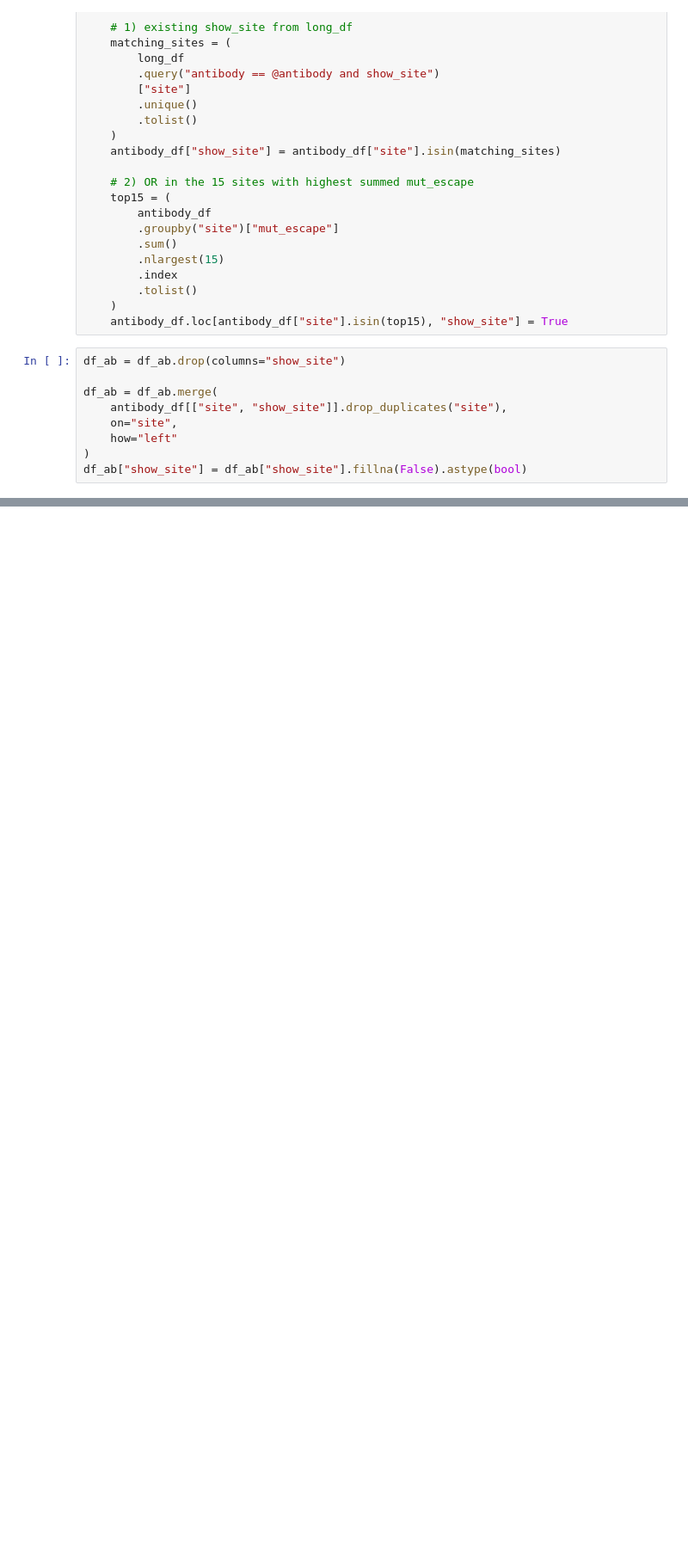
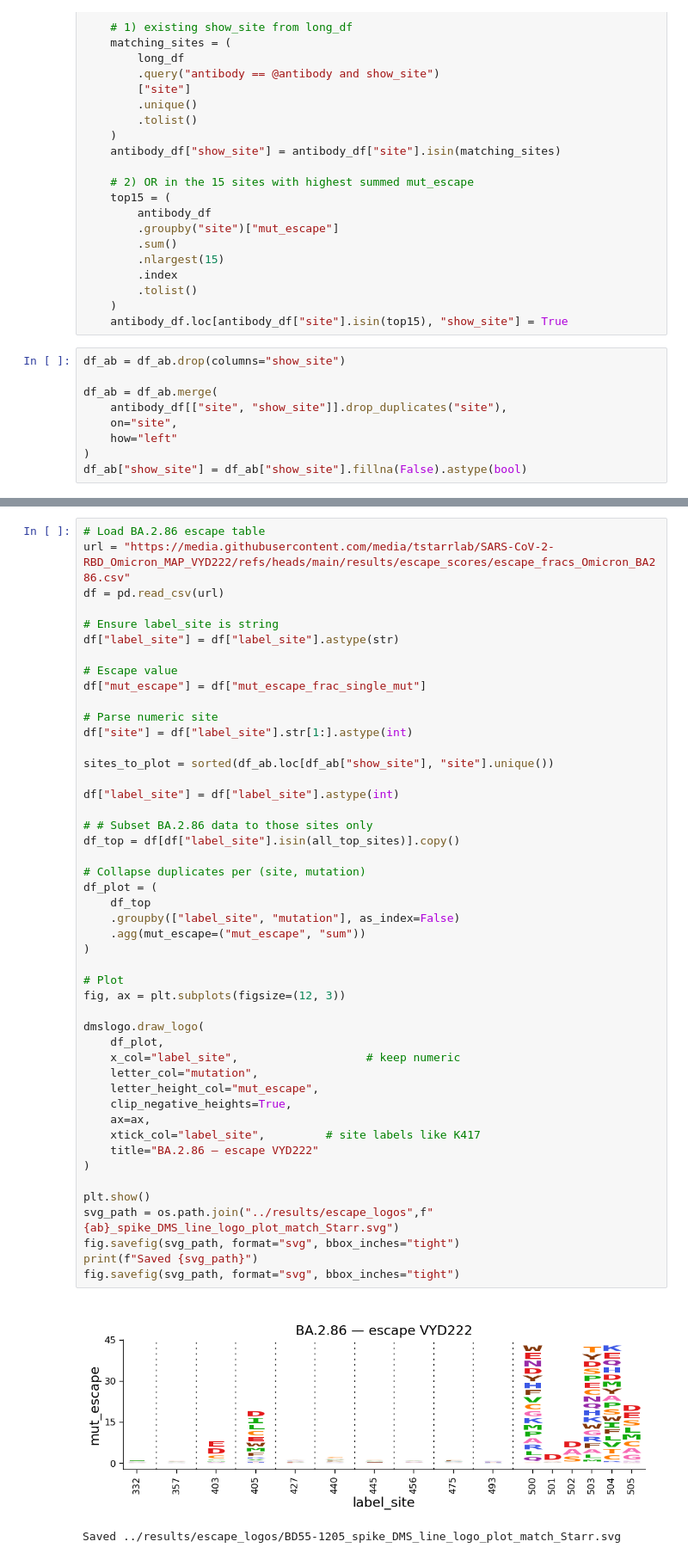
Before and after one commit to dms-vep/SARS-CoV-2_KP.3.1.1_spike_DMS_avidity, a Jupyter notebook: notebooks/escape_logoplots_for_key_sites.py.ipynb, the cells around one changed output, grey strips where cells are left out. Shown: that part at 86% size. Drawn from its saved outputs; the diff is of its cells as text; blank space fills up the shorter version.

```diff
--- a/notebooks/escape_logoplots_for_key_sites.py.ipynb
+++ b/notebooks/escape_logoplots_for_key_sites.py.ipynb
@@ -364,0 +385,50 @@ plt.close(fig)
+# %%
+# Load BA.2.86 escape table
+url = "https://media.githubusercontent.com/media/tstarrlab/SARS-CoV-2-RBD_Omicron_MAP_VYD222/refs/heads/main/results/escape_scores/escape_fracs_Omicron_BA286.csv"
+df = pd.read_csv(url)
+
+# Ensure label_site is string
+df["label_site"] = df["label_site"].astype(str)
+
+# Escape value
+df["mut_escape"] = df["mut_escape_frac_single_mut"]
+
+# Parse numeric site
+df["site"] = df["label_site"].str[1:].astype(int)
+
+sites_to_plot = sorted(df_ab.loc[df_ab["show_site"], "site"].unique())
+
+df["label_site"] = df["label_site"].astype(int)
+
+# # Subset BA.2.86 data to those sites only
+df_top = df[df["label_site"].isin(all_top_sites)].copy()
+
+# Collapse duplicates per (site, mutation)
+df_plot = (
+    df_top
+    .groupby(["label_site", "mutation"], as_index=False)
+    .agg(mut_escape=("mut_escape", "sum"))
+)
+
+# Plot
+fig, ax = plt.subplots(figsize=(12, 3))
+
+dmslogo.draw_logo(
+    df_plot,
+    x_col="label_site",                   # keep numeric
+    letter_col="mutation",
+    letter_height_col="mut_escape",
+    clip_negative_heights=True,
+    ax=ax,
+    xtick_col="label_site",         # site labels like K417
+    title="BA.2.86 — escape VYD222"
+)
+
+plt.show()
+svg_path = os.path.join("../results/escape_logos",f"{ab}_spike_DMS_line_logo_plot_match_Starr.svg")
+fig.savefig(svg_path, format="svg", bbox_inches="tight")
+print(f"Saved {svg_path}")
+fig.savefig(svg_path, format="svg", bbox_inches="tight")
+# %% [output]
+[figure, added]
+Saved ../results/escape_logos/BD55-1205_spike_DMS_line_logo_plot_match_Starr.svg
```
Also changed, not shown: parts of 7 cells of this notebook, 6 other files.
